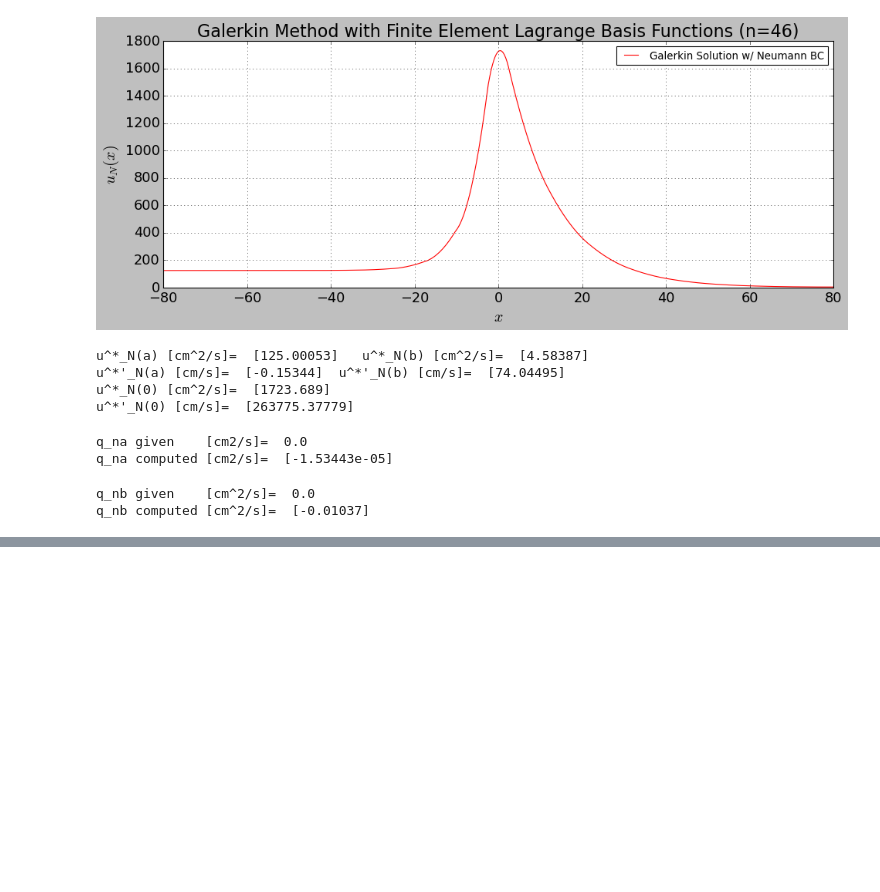
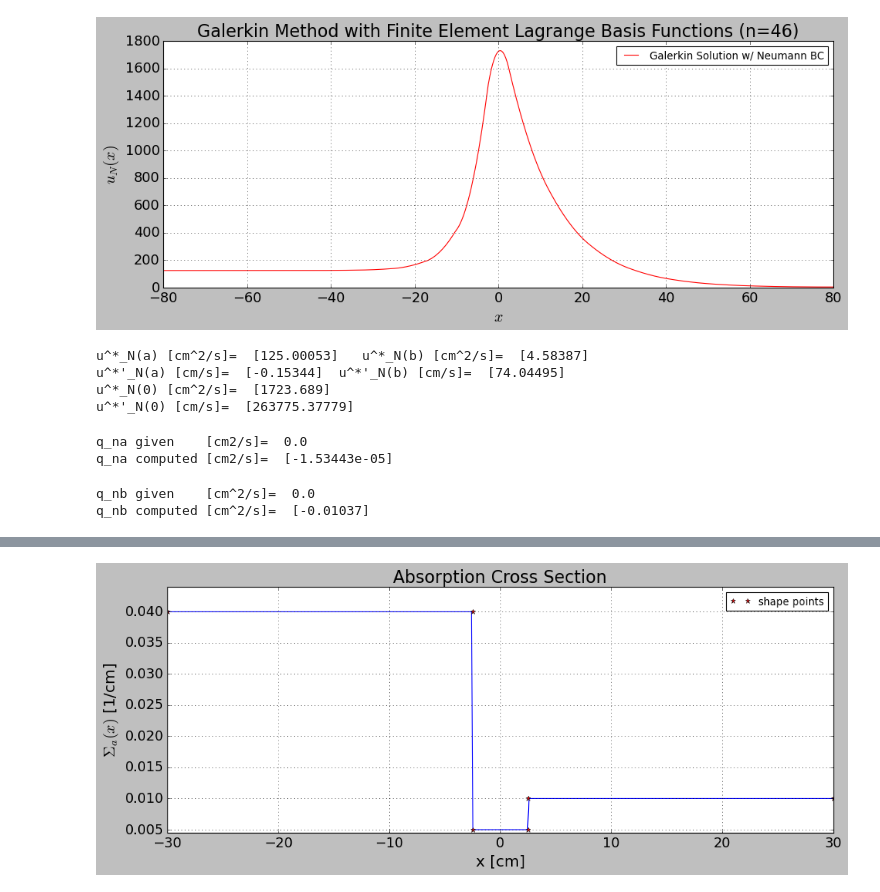
Before and after one commit to dpploy/engy-5050, a Jupyter notebook: notebooks/02-diff-planar-source.ipynb, the cells around one changed output, grey strips where cells are left out. Drawn from its saved outputs; the diff is of its cells as text; code cells hidden in the pictures; blank space fills up the shorter version.

```diff
--- a/notebooks/02-diff-planar-source.ipynb
+++ b/notebooks/02-diff-planar-source.ipynb
@@ -607,0 +633,22 @@ q_nb computed [cm^2/s]=  [-0.01037]
+# %%
+'''Parameters and data'''
+
+# Left side material
+diffusion_coeff_3 = 1.0*unit.cm
+sigma_a_3 = 0.04/unit.cm
+source_3 = 5/unit.cm**3/unit.second
+
+# Right side material
+diffusion_coeff_1 = 1.4*unit.cm
+sigma_a_1 = 0.01/unit.cm
+source_1 = 0./unit.cm**3/unit.second
+
+# Source
+diffusion_coeff_2 = 1.5*unit.cm
+sigma_a_2 = 0.005/unit.cm
+source_2 = 100./unit.cm**3/unit.second
+
+# Left normal flux
+q_na = 0.0*unit.cm**2/unit.second
+# Right normal flux
+q_nb = 0.0*unit.cm**2/unit.second
@@ -607,0 +689,17 @@ q_nb computed [cm^2/s]=  [-0.01037]
+# %%
+'''Absoption cross section function'''
+from engy_5050.toolkit import TargetFunction
+
+shape_pts = [(x_a, sigma_a_3), (-x_s, sigma_a_3),
+             (-x_s, sigma_a_2), (x_s, sigma_a_2),
+             (x_s, sigma_a_1), (x_b, sigma_a_1)]
+
+sigma_a = TargetFunction(shape_pts, type='linear')
+
+sigma_a.plot(n_plot_pts=500, show_shape_pts=True,
+             title='Absorption Cross Section', y_label=r'$\Sigma_a(x)$ [1/cm]', x_label='x [cm]',
+             x_scale=1/unit.cm, y_scale=unit.cm,
+             ylim=[min(sigma_a_1, sigma_a_2, sigma_a_3)*unit.cm*.9,
+                   max(sigma_a_1, sigma_a_2, sigma_a_3)*unit.cm*1.1])
+# %% [output]
+[figure, added]
```
Also changed, not shown: parts of 30 cells of this notebook, 2 other files.
